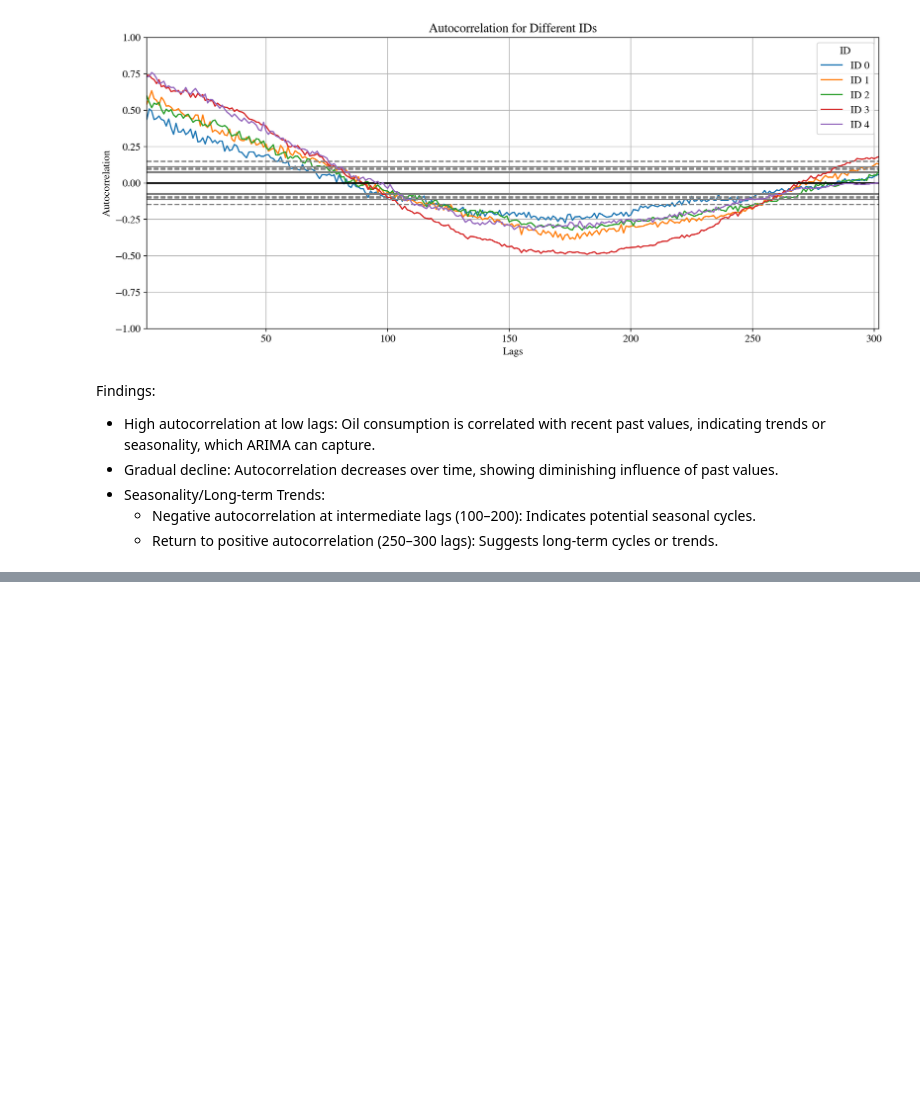
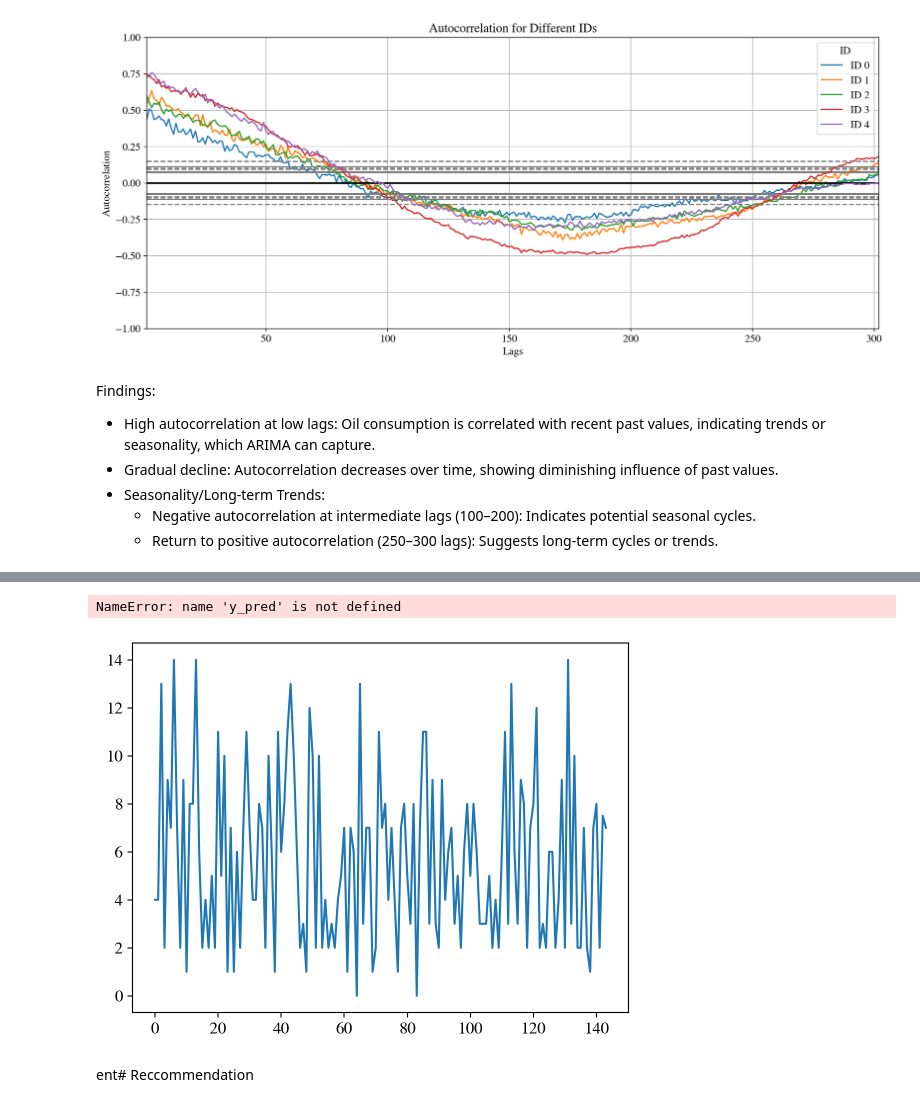
Before and after one commit to negralessio/bfh24, a Jupyter notebook: notebooks/oil_consumption_forcasting.ipynb, the cells around one changed output, grey strips where cells are left out. Cells and saved outputs as stored; diff of their text form; code cells hidden in the pictures; blank space fills up the shorter version.

```diff
--- a/notebooks/oil_consumption_forcasting.ipynb
+++ b/notebooks/oil_consumption_forcasting.ipynb
@@ -358,0 +428,3 @@ ValueError: numpy.dtype size changed, may indicate binary incompatibility. Expec
+# %%
+# split data into training and validation sets
+X_train_seq, X_val_seq, y_train_seq, y_val_seq = train_test_split(X_seq, y_seq, test_size=0.2, random_state=42)
@@ -358,0 +439,3 @@ ValueError: numpy.dtype size changed, may indicate binary incompatibility. Expec
+# %%
+# fit
+history = model.fit(X_train_seq, y_train_seq, epochs=100, batch_size=32, validation_data=(X_val_seq, y_val_seq), verbose=1)
@@ -358,0 +458,12 @@ ValueError: numpy.dtype size changed, may indicate binary incompatibility. Expec
+# %%
+# plot actual vs. predicted values
+plt.plot(y_val_seq, label='Actual')
+plt.plot(y_pred, label='Predicted')
+plt.suptitle('Actual vs. Predicted Consumption')
+plt.legend()
+plt.show()
+# %% [output]
+NameError: name 'y_pred' is not defined
+[figure, added]
+# %% [markdown]
+ent# Reccommendation
```
Also changed, not shown: parts of 17 cells of this notebook, 5 other files.
